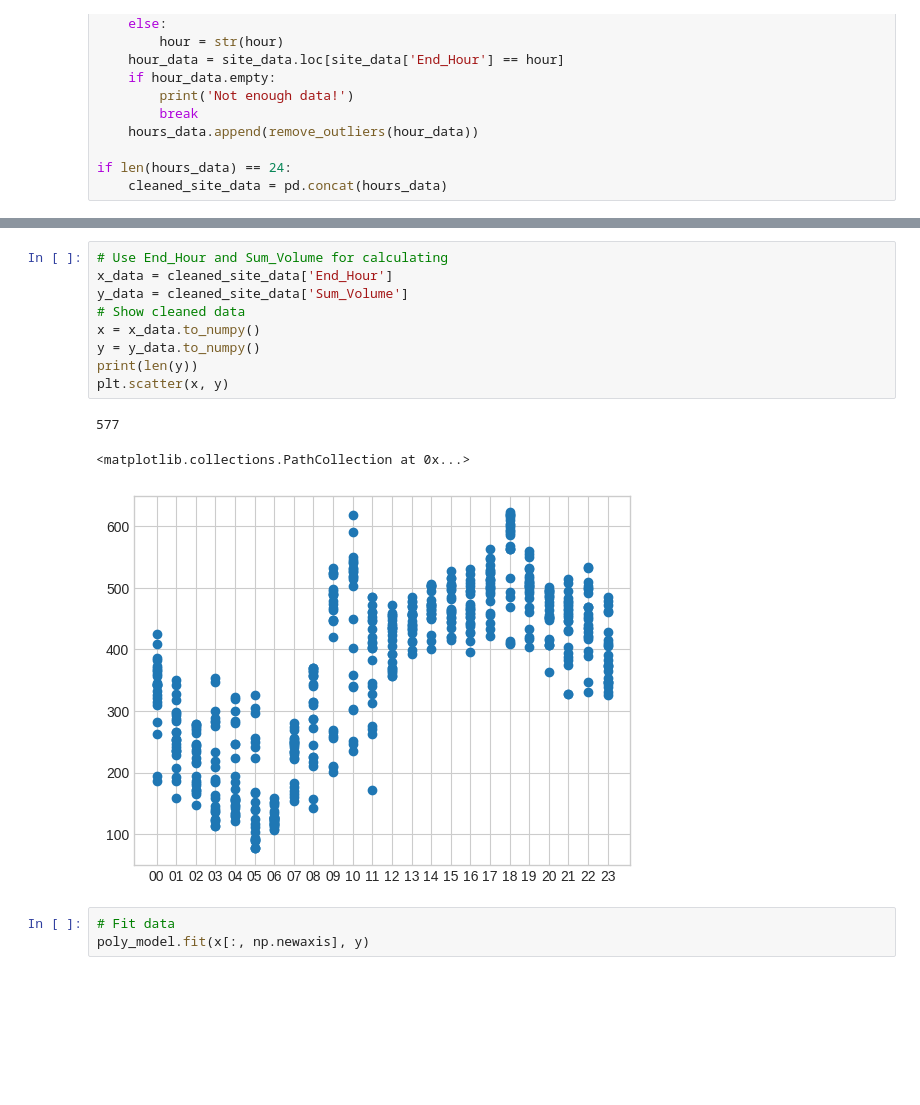
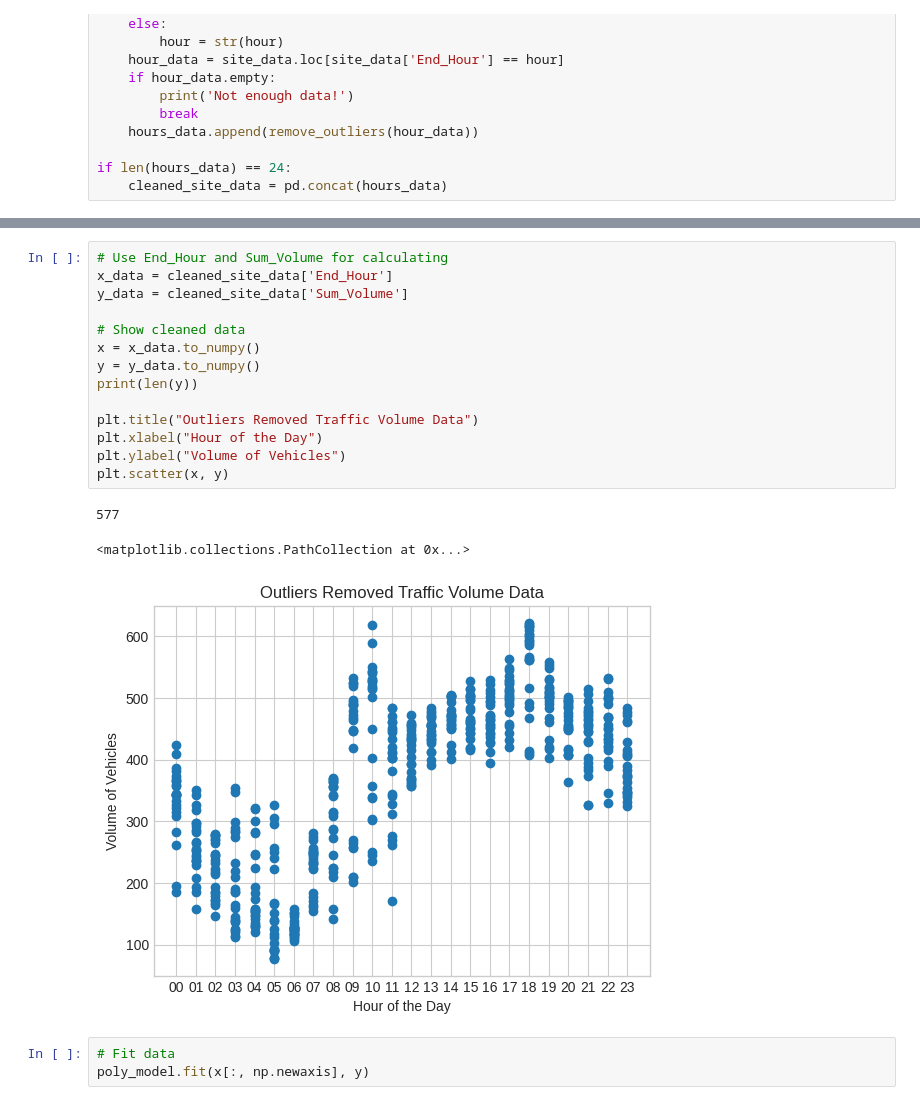
Before and after one commit to NotYetTerminal/Traffic-Analysis-Linear-Regression, a Jupyter notebook: Notebooks/LinearRegressionTrafficVolume.ipynb, the cells around one changed output, grey strips where cells are left out. Cells and saved outputs as stored; diff of their text form; blank space fills up the shorter version.

```diff
--- a/Notebooks/LinearRegressionTrafficVolume.ipynb
+++ b/Notebooks/LinearRegressionTrafficVolume.ipynb
@@ -191,16 +200,21 @@ plt.scatter(x, y)
 # %%
 # Use End_Hour and Sum_Volume for calculating
 x_data = cleaned_site_data['End_Hour']
 y_data = cleaned_site_data['Sum_Volume']
+
 # Show cleaned data
 x = x_data.to_numpy()
 y = y_data.to_numpy()
 print(len(y))
+
+plt.title("Outliers Removed Traffic Volume Data")
+plt.xlabel("Hour of the Day")
+plt.ylabel("Volume of Vehicles")
 plt.scatter(x, y)
 # %% [output]
 577
 <matplotlib.collections.PathCollection at 0x...>
-[figure, old version]
+[figure, new version]
 # %%
 # Fit data
 poly_model.fit(x[:, np.newaxis], y)
```
Also changed, not shown: parts of 4 cells of this notebook, 1 other file.
